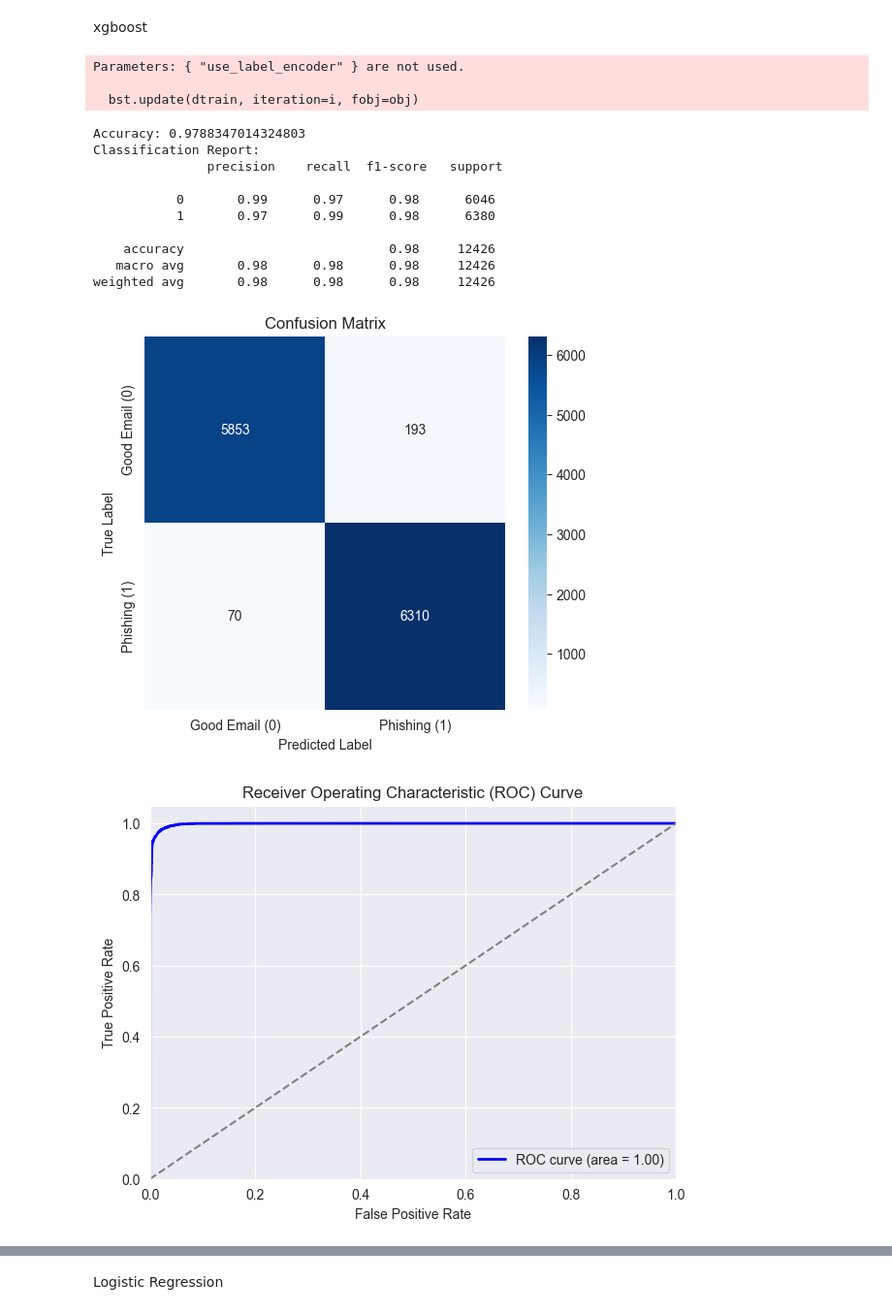
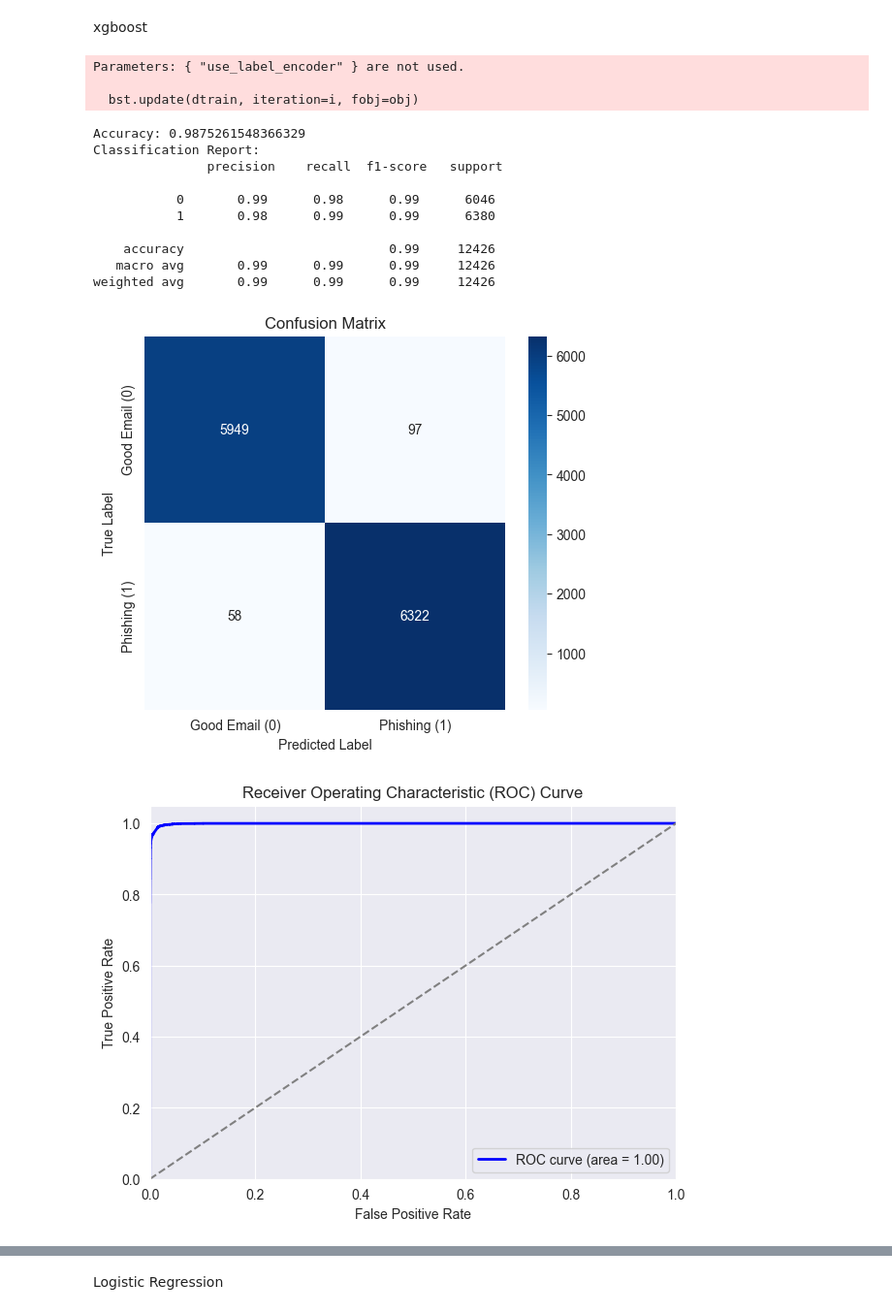
Before and after one commit to IngridSin/CyberSentinelML, a Jupyter notebook: IM/scripts/combine3.ipynb, the cells around one changed output, grey strips where cells are left out. Shown at 97% size. Saved outputs shown, nothing was run; the diff lists cells and outputs as text; code cells hidden in the pictures.

```diff
--- a/IM/scripts/combine3.ipynb
+++ b/IM/scripts/combine3.ipynb
@@ -331,7 +314,7 @@ y = df['label']
 X_train, X_test, y_train, y_test = train_test_split(X_combined, y, test_size=0.2, random_state=42)
 
 # Train XGBoost Model, disable the internal label encoder and avoid any related warnings or errors, logarithmic loss for classification problems
-xgb_model = XGBClassifier(use_label_encoder=False, eval_metric='logloss', random_state=42)
+xgb_model = XGBClassifier(n_estimators=980, random_state=42, use_label_encoder=False, eval_metric='logloss', n_jobs=-1)
 xgb_model.fit(X_train, y_train)
 
 # Predictions
@@ -345,41 +328,41 @@ print("Classification Report:\n", classification_report(y_test, y_pred))
 # Confusion Matrix
 cm = confusion_matrix(y_test, y_pred)
 plt.figure(figsize=(6, 5))
 sns.heatmap(cm, annot=True, fmt="d", cmap="Blues", xticklabels=['Good Email (0)', 'Phishing (1)'], yticklabels=['Good Email (0)', 'Phishing (1)'])
 plt.xlabel("Predicted Label")
 plt.ylabel("True Label")
 plt.title("Confusion Matrix")
 plt.show()
 
 # ROC Curve
 fpr, tpr, _ = roc_curve(y_test, y_pred_proba)
 roc_auc = auc(fpr, tpr)
 plt.figure(figsize=(7, 5))
 plt.plot(fpr, tpr, color="blue", lw=2, label="ROC curve (area = %0.2f)" % roc_auc)
 plt.plot([0, 1], [0, 1], color="gray", linestyle="--")
 plt.xlim([0.0, 1.0])
 plt.ylim([0.0, 1.05])
 plt.xlabel("False Positive Rate")
 plt.ylabel("True Positive Rate")
 plt.title("Receiver Operating Characteristic (ROC) Curve")
 plt.legend(loc="lower right")
 plt.show()
 # %% [output]
 Parameters: { "use_label_encoder" } are not used.
 
   bst.update(dtrain, iteration=i, fobj=obj)
-Accuracy: 0.9788347014324803
+Accuracy: 0.9875261548366329
 Classification Report:
                precision    recall  f1-score   support
 
-           0       0.99      0.97      0.98      6046
-           1       0.97      0.99      0.98      6380
+           0       0.99      0.98      0.99      6046
+           1       0.98      0.99      0.99      6380
 
-    accuracy                           0.98     12426
-   macro avg       0.98      0.98      0.98     12426
-weighted avg       0.98      0.98      0.98     12426
+    accuracy                           0.99     12426
+   macro avg       0.99      0.99      0.99     12426
+weighted avg       0.99      0.99      0.99     12426
-[figure, old version]
+[figure, new version]
-[figure, old version]
+[figure, new version]
 # %%
 # Load test data
 test_df = pd.read_excel(r"C:\Users\may\Desktop\phishing.xlsx")
```
Also changed, not shown: parts of 18 cells of this notebook.
